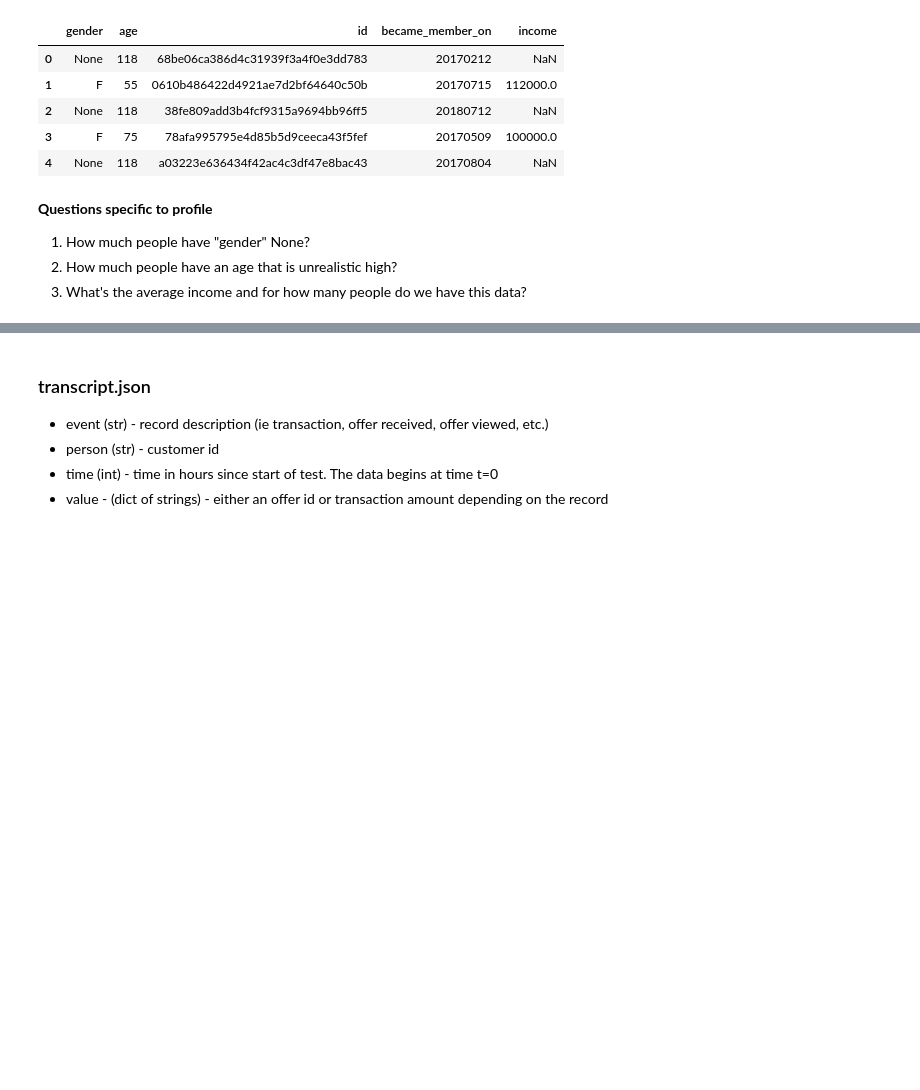
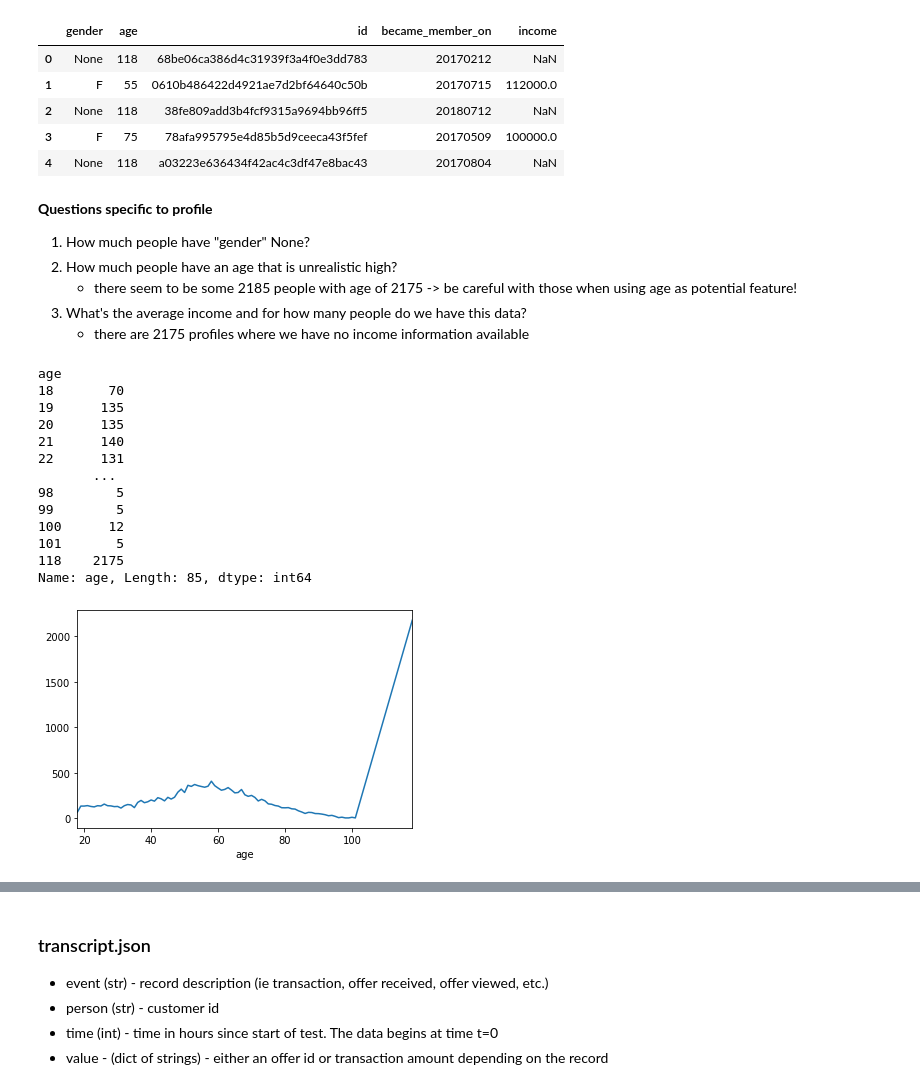
Before and after one commit to tosi88/udacity-starbucks-capstone, a Jupyter notebook: main.ipynb, the cells around one changed output, grey strips where cells are left out. Cells and saved outputs as stored; diff of their text form; code cells hidden in the pictures; blank space fills up the shorter version.

```diff
--- a/main.ipynb
+++ b/main.ipynb
@@ -95,4 +169,25 @@ profile.head()
 **Questions specific to profile**
 1. How much people have "gender" None?
 2. How much people have an age that is unrealistic high?
+   - there seem to be some 2185 people with age of 2175 -> be careful with those when using age as potential feature!
 3. What's the average income and for how many people do we have this data?
+   - there are 2175 profiles where we have no income information available
+# %%
+# age distribution
+profile.groupby(['age'])['age'].count().plot()
+profile.groupby(['age'])['age'].count()
+# %% [output]
+age
+18       70
+19      135
+20      135
+21      140
+22      131
+       ...
+98        5
+99        5
+100      12
+101       5
+118    2175
+Name: age, Length: 85, dtype: int64
+[figure, added]
```
Also changed, not shown: parts of 15 cells of this notebook.
